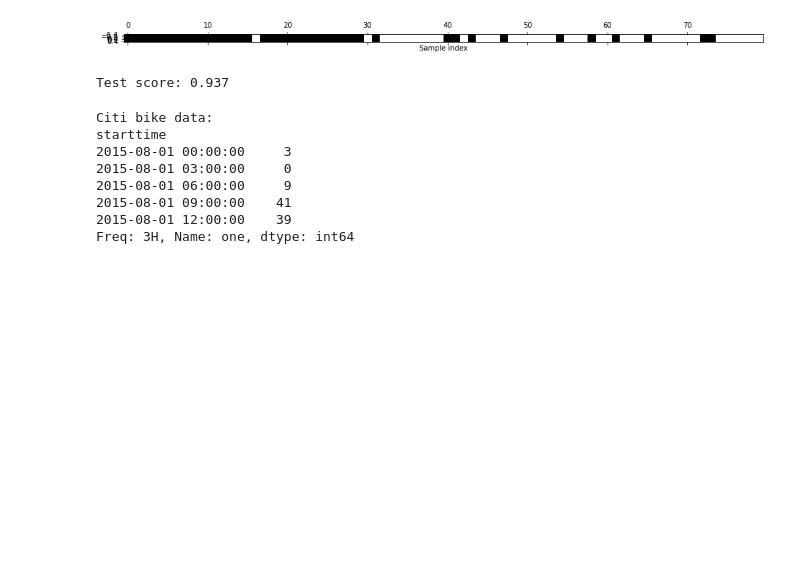
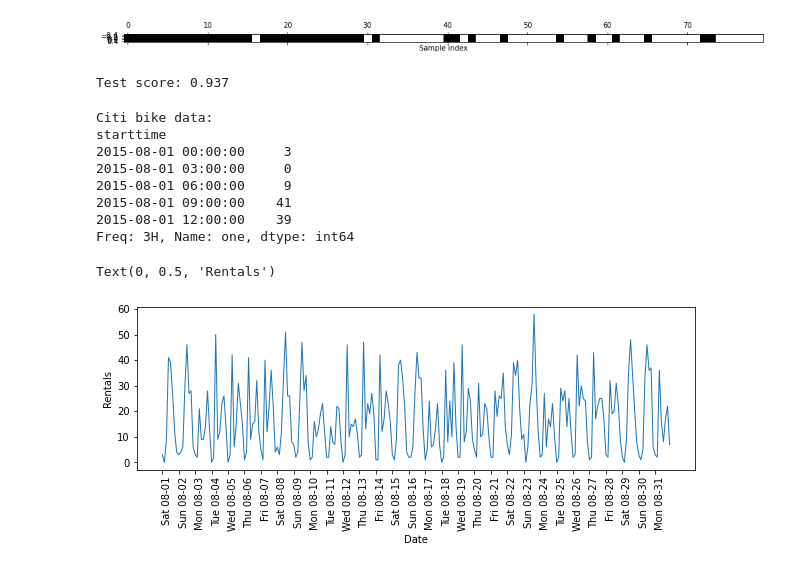
Before and after one commit to yuzuki-yosimura/Introduction-to-Machine-Learning-with-Python, a Jupyter notebook: Chapter4.ipynb, the cells around one changed output. Drawn from its saved outputs; the diff is of its cells as text; code cells hidden in the pictures; blank space fills up the shorter version.

```diff
--- a/Chapter4.ipynb
+++ b/Chapter4.ipynb
@@ -462,4 +462,10 @@ Freq: 3H, Name: one, dtype: int64
 # %%
 plt.figure(figsize=(10, 3))
 xticks = pd.date_range(start=citibike.index.min(), end=citibike.index.max(), freq='D')
-plt.xticks(xticks, xticks)
+plt.xticks(xticks, xticks.strftime("%a %m-%d"), rotation=90, ha="left")
+plt.plot(citibike, linewidth=1)
+plt.xlabel("Date")
+plt.ylabel("Rentals")
+# %% [output]
+Text(0, 0.5, 'Rentals')
+[figure, added]
```
Also changed, not shown: parts of 4 cells of this notebook.
